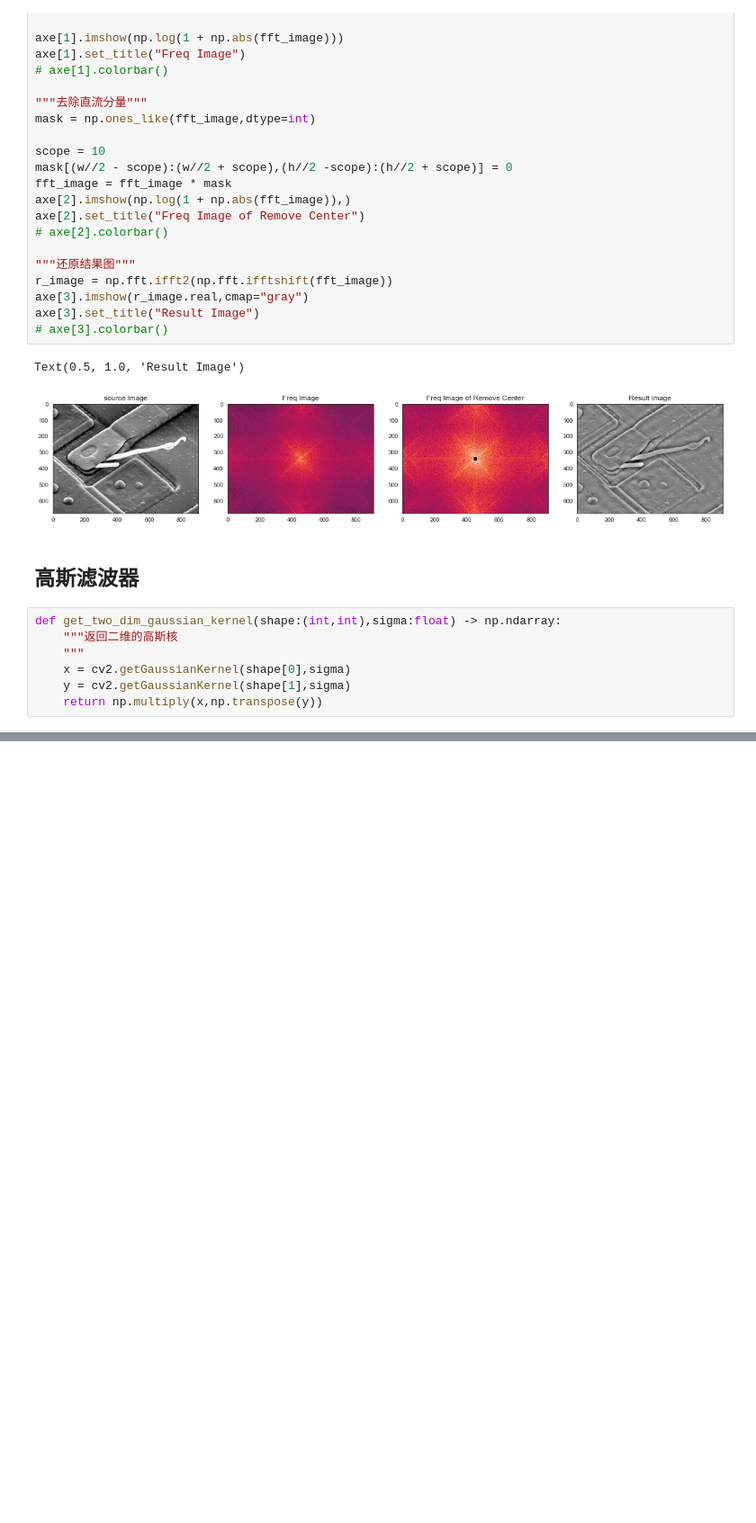
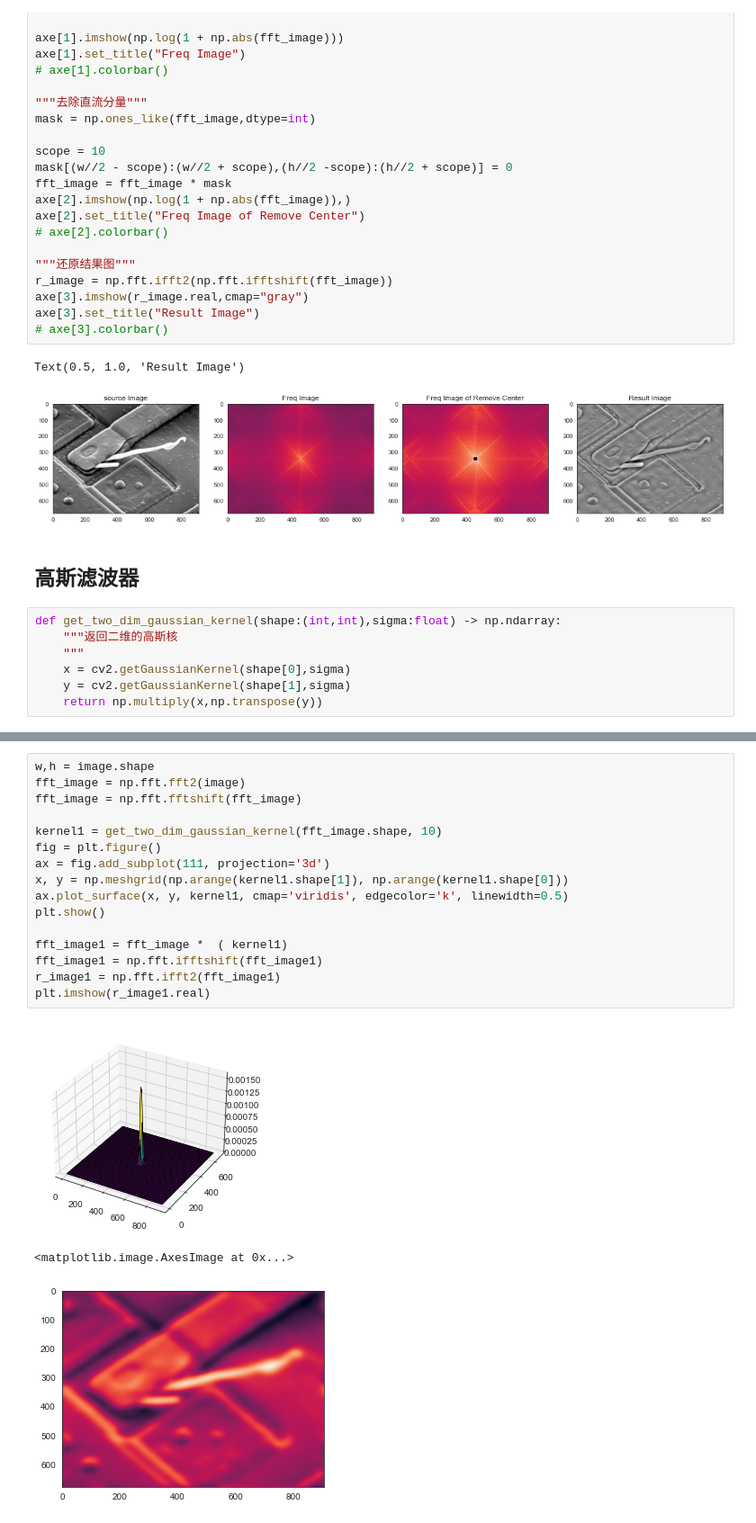
Before and after one commit to awei231/digital-image-processing, a Jupyter notebook: Image-Process/notebooks/频率域滤波.ipynb, the cells around one changed output, grey strips where cells are left out. Shown at 90% size. Cells and saved outputs as stored; diff of their text form; blank space fills up the shorter version.

```diff
--- a/Image-Process/notebooks/频率域滤波.ipynb
+++ b/Image-Process/notebooks/频率域滤波.ipynb
@@ -219,0 +202,20 @@ TypeError: plot() missing 1 required positional argument: 'ys'
+# %%
+w,h = image.shape
+fft_image = np.fft.fft2(image)
+fft_image = np.fft.fftshift(fft_image)
+
+kernel1 = get_two_dim_gaussian_kernel(fft_image.shape, 10)
+fig = plt.figure()
+ax = fig.add_subplot(111, projection='3d')
+x, y = np.meshgrid(np.arange(kernel1.shape[1]), np.arange(kernel1.shape[0]))
+ax.plot_surface(x, y, kernel1, cmap='viridis', edgecolor='k', linewidth=0.5)
+plt.show()
+
+fft_image1 = fft_image *  ( kernel1)
+fft_image1 = np.fft.ifftshift(fft_image1)
+r_image1 = np.fft.ifft2(fft_image1)
+plt.imshow(r_image1.real)
+# %% [output]
+[figure, added]
+<matplotlib.image.AxesImage at 0x...>
+[figure, added]
```
Also changed, not shown: parts of 6 cells of this notebook, 2 other files.
